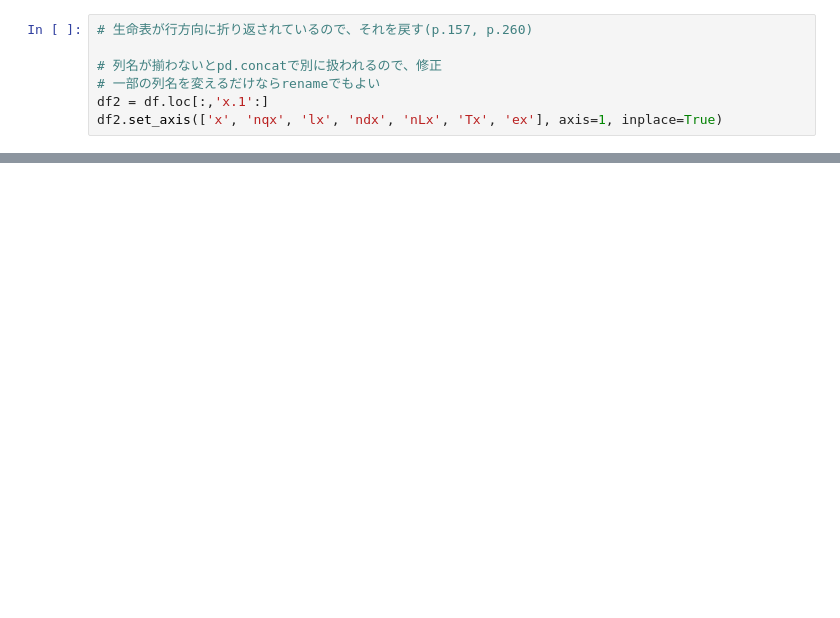
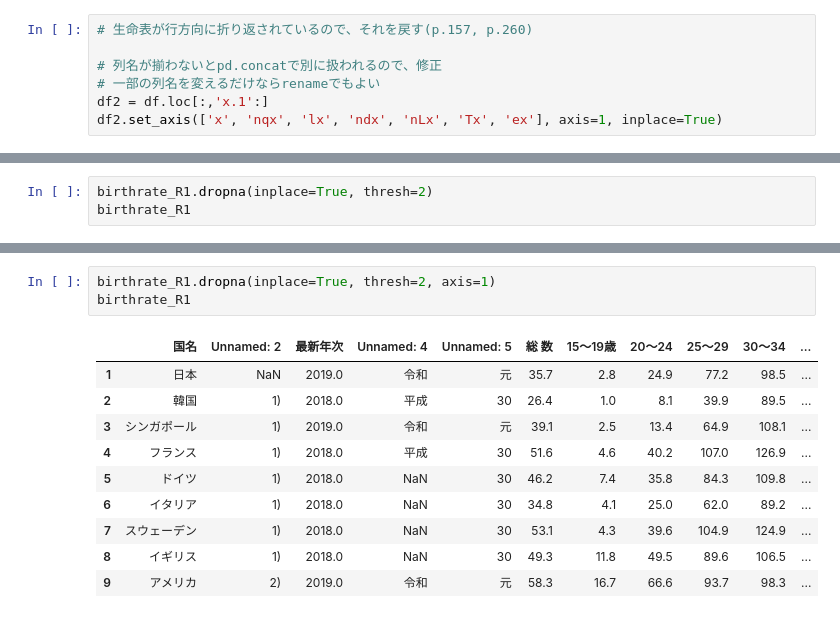
Before and after one commit to kiyoyoki/populationEstimation, a Jupyter notebook: populationEstimation.ipynb, the cells around one changed output, grey strips where cells are left out. Cells and saved outputs as stored; diff of their text form; blank space fills up the shorter version.

```diff
--- a/populationEstimation.ipynb
+++ b/populationEstimation.ipynb
@@ -36,0 +202,3 @@ plt.plot(life_table_man.iloc[8:,1], life_table_man.iloc[8:,3])
+# %%
+birthrate_R1.dropna(inplace=True, thresh=2)
+birthrate_R1
@@ -36,0 +216,14 @@ plt.plot(life_table_man.iloc[8:,1], life_table_man.iloc[8:,3])
+# %%
+birthrate_R1.dropna(inplace=True, thresh=2, axis=1)
+birthrate_R1
+# %% [output]
+|  | 国名 | Unnamed: 2 | 最新年次 | Unnamed: 4 | Unnamed: 5 | 総 数 | 15～19歳 | 20～24 | 25～29 | 30～34 | ... |
+| 1 | 日本 | NaN | 2019.0 | 令和 | 元 | 35.7 | 2.8 | 24.9 | 77.2 | 98.5 | ... |
+| 2 | 韓国 | 1) | 2018.0 | 平成 | 30 | 26.4 | 1.0 | 8.1 | 39.9 | 89.5 | ... |
+| 3 | シンガポール | 1) | 2019.0 | 令和 | 元 | 39.1 | 2.5 | 13.4 | 64.9 | 108.1 | ... |
+| 4 | フランス | 1) | 2018.0 | 平成 | 30 | 51.6 | 4.6 | 40.2 | 107.0 | 126.9 | ... |
+| 5 | ドイツ | 1) | 2018.0 | NaN | 30 | 46.2 | 7.4 | 35.8 | 84.3 | 109.8 | ... |
+| 6 | イタリア | 1) | 2018.0 | NaN | 30 | 34.8 | 4.1 | 25.0 | 62.0 | 89.2 | ... |
+| 7 | スウェーデン | 1) | 2018.0 | NaN | 30 | 53.1 | 4.3 | 39.6 | 104.9 | 124.9 | ... |
+| 8 | イギリス | 1) | 2018.0 | NaN | 30 | 49.3 | 11.8 | 49.5 | 89.6 | 106.5 | ... |
+| 9 | アメリカ | 2) | 2019.0 | 令和 | 元 | 58.3 | 16.7 | 66.6 | 93.7 | 98.3 | ... |
```
Also changed, not shown: parts of 15 cells of this notebook.
